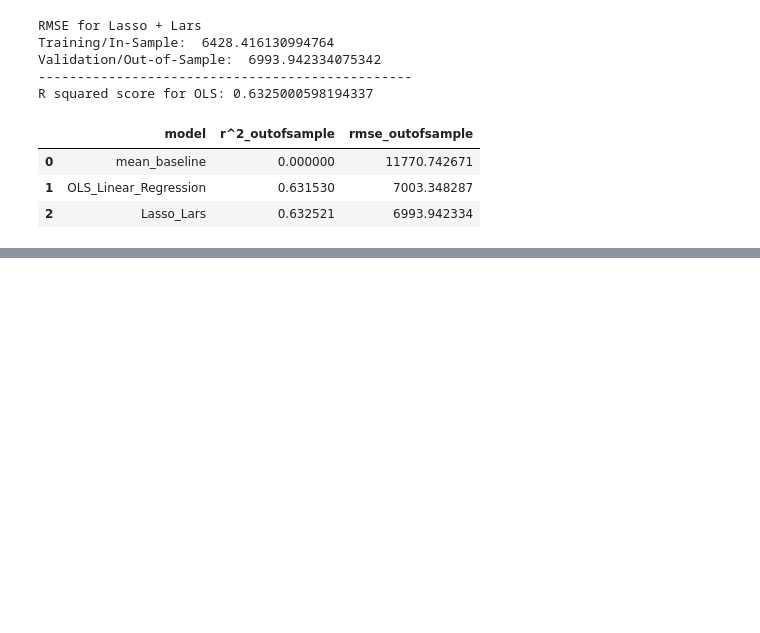
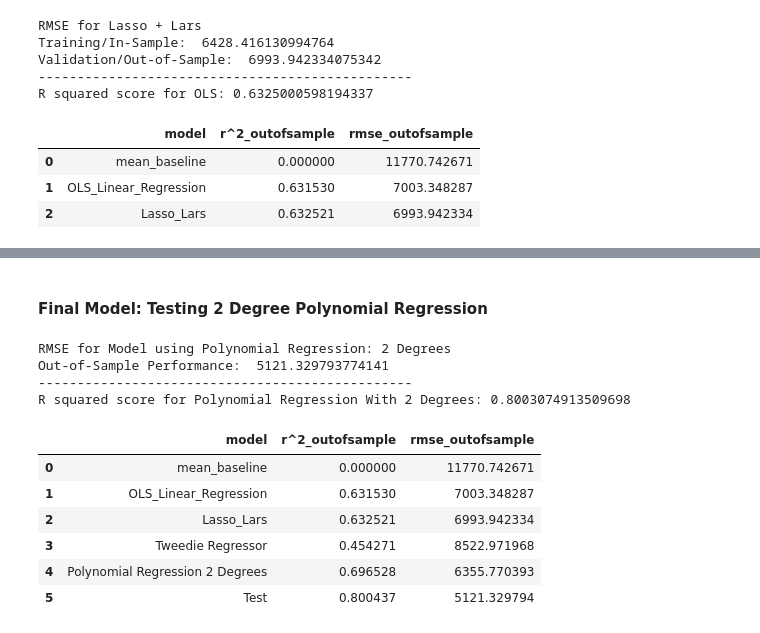
Before and after one commit to ForrestMccrosky/Predicting_bmw_prices, a Jupyter notebook: Final_Report_BMW.ipynb, the cells around one changed output, grey strips where cells are left out. Drawn from its saved outputs; the diff is of its cells as text; code cells hidden in the pictures; blank space fills up the shorter version.

```diff
--- a/Final_Report_BMW.ipynb
+++ b/Final_Report_BMW.ipynb
@@ -472,0 +518,10 @@ metrics_df ## previewing metrics df
+# %%
+# make the polynomial features to get a new set of features
+pf = PolynomialFeatures(degree=2)
+
+# fit and transform X_train_scaled features
+X_train_degree2 = pf.fit_transform(X_train[features])
+
+# transform X_validate_scaled & X_test_scaled
+X_validate_degree2 = pf.transform(X_validate[features])
+X_test_degree2 = pf.transform(X_test[features])
@@ -472,0 +563,3 @@ metrics_df ## previewing metrics df
+# %%
+## adding our Tweedie Regressor scores to our metric dataframe
+metrics_df = m.get_metrics(metrics_df, 'Polynomial Regression 2 Degrees',rmse_validate,explained_variance_score(y_validate.price, y_validate.price_pred_pm))
@@ -472,0 +575,29 @@ metrics_df ## previewing metrics df
+# %% [markdown]
+#### Final Model: Testing 2 Degree Polynomial Regression
+# %%
+# predict on test
+y_test['price_pred_pm'] = pm.predict(X_test_degree2)
+
+# evaluate: rmse
+rmse_test = mean_squared_error(y_test.price, y_test.price_pred_pm) ** 0.5
+print("RMSE for Model using Polynomial Regression: 2 Degrees\nOut-of-Sample Performance: ", rmse_test)
+print('------------------------------------------------')
+print(f'R squared score for Polynomial Regression With 2 Degrees: {r2_score(y_test.price, y_test.price_pred_pm)}')
+# %% [output]
+RMSE for Model using Polynomial Regression: 2 Degrees
+Out-of-Sample Performance:  5121.329793774141
+------------------------------------------------
+R squared score for Polynomial Regression With 2 Degrees: 0.8003074913509698
+# %%
+# add test model to df
+metrics_df = m.get_metrics(metrics_df, 'Test',rmse_test,explained_variance_score(y_test.price, y_test.price_pred_pm))
+# %%
+metrics_df ## previewing scores
+# %% [output]
+|  | model | r^2_outofsample | rmse_outofsample |
+| 0 | mean_baseline | 0.000000 | 11770.742671 |
+| 1 | OLS_Linear_Regression | 0.631530 | 7003.348287 |
+| 2 | Lasso_Lars | 0.632521 | 6993.942334 |
+| 3 | Tweedie Regressor | 0.454271 | 8522.971968 |
+| 4 | Polynomial Regression 2 Degrees | 0.696528 | 6355.770393 |
+| 5 | Test | 0.800437 | 5121.329794 |
```
Also changed, not shown: parts of 9 cells of this notebook.
